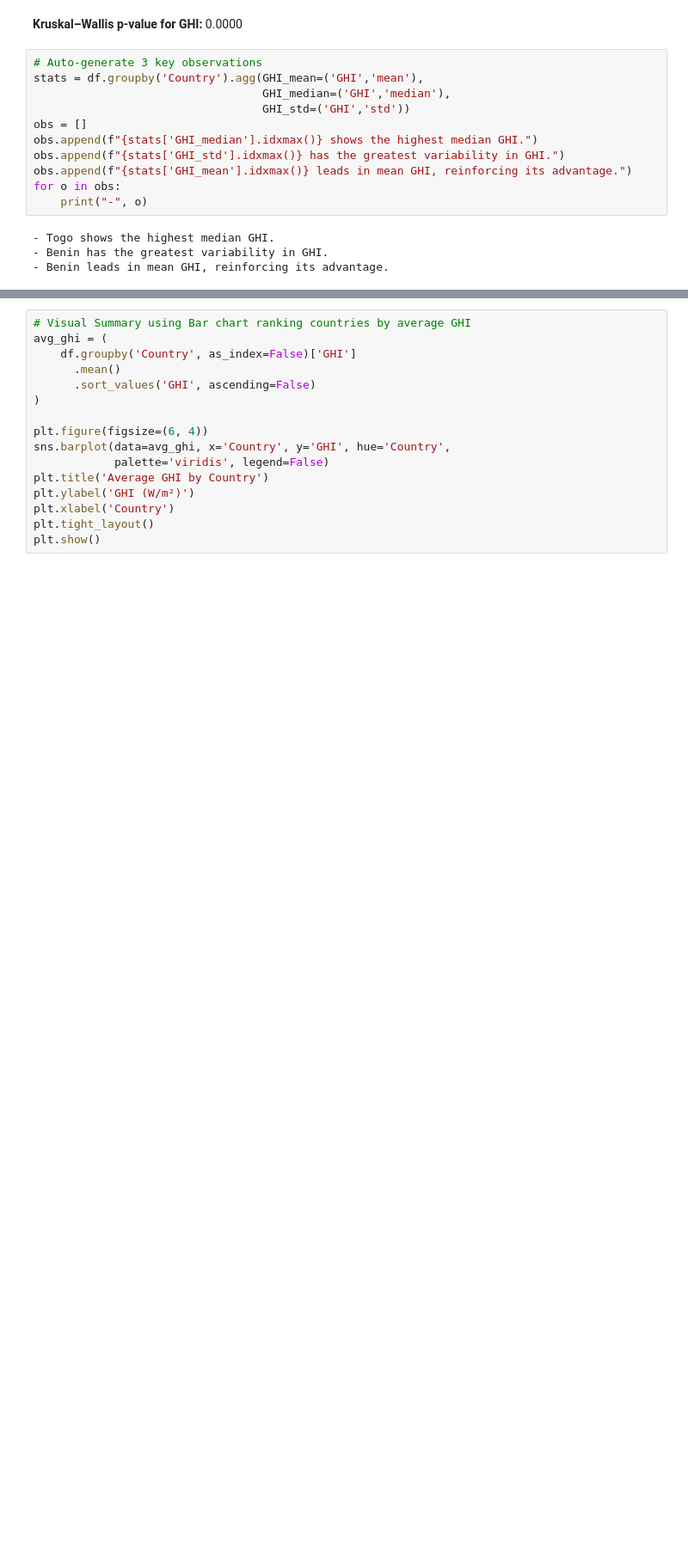
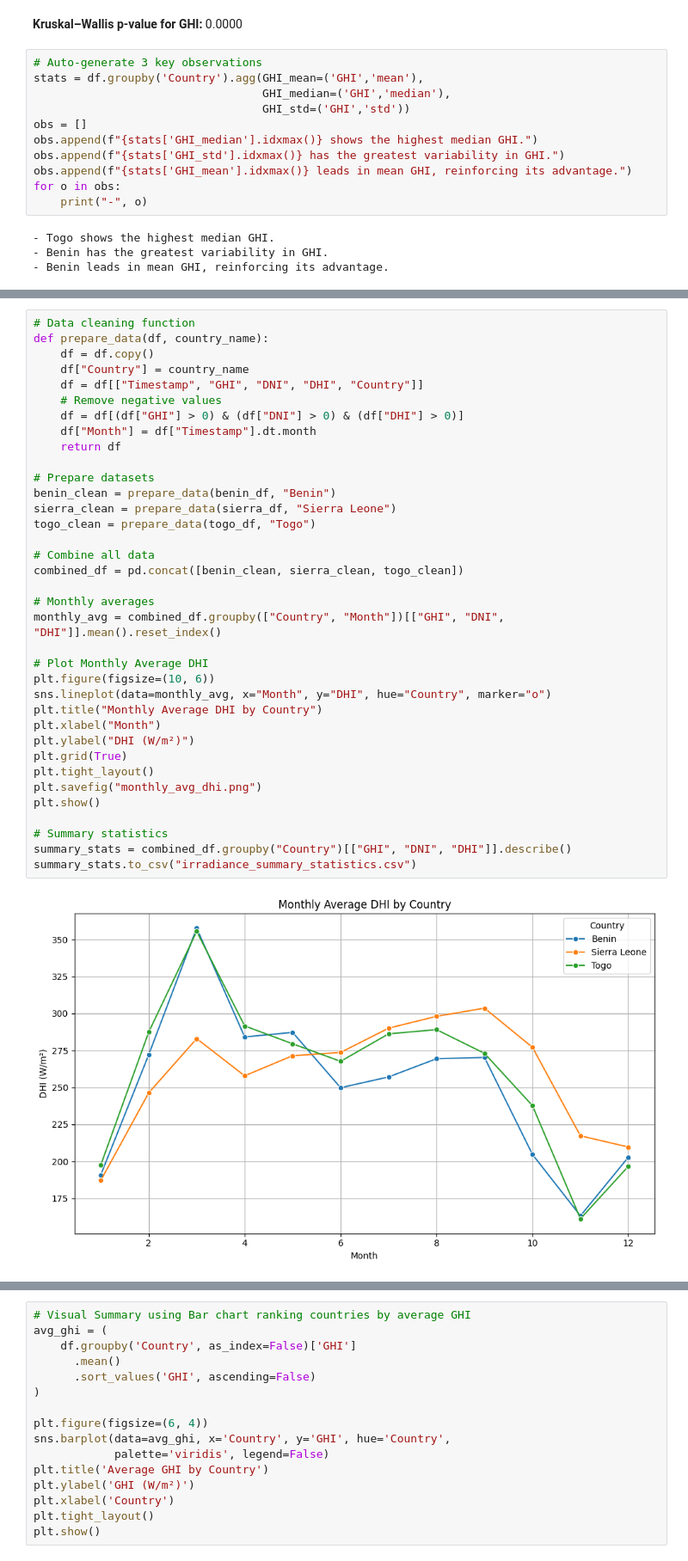
Before and after one commit to gashawbekele06/solar-challenge-week0, a Jupyter notebook: notebooks/compare-countries.ipynb, the cells around one changed output, grey strips where cells are left out. Shown at 86% size. Drawn from its saved outputs; the diff is of its cells as text; blank space fills up the shorter version.

```diff
--- a/notebooks/compare-countries.ipynb
+++ b/notebooks/compare-countries.ipynb
@@ -78,0 +159,38 @@ for o in obs:
+# %%
+# Data cleaning function
+def prepare_data(df, country_name):
+    df = df.copy()
+    df["Country"] = country_name
+    df = df[["Timestamp", "GHI", "DNI", "DHI", "Country"]]
+    # Remove negative values
+    df = df[(df["GHI"] > 0) & (df["DNI"] > 0) & (df["DHI"] > 0)]
+    df["Month"] = df["Timestamp"].dt.month
+    return df
+
+# Prepare datasets
+benin_clean = prepare_data(benin_df, "Benin")
+sierra_clean = prepare_data(sierra_df, "Sierra Leone")
+togo_clean = prepare_data(togo_df, "Togo")
+
+# Combine all data
+combined_df = pd.concat([benin_clean, sierra_clean, togo_clean])
+
+# Monthly averages
+monthly_avg = combined_df.groupby(["Country", "Month"])[["GHI", "DNI", "DHI"]].mean().reset_index()
+
+# Plot Monthly Average DHI
+plt.figure(figsize=(10, 6))
+sns.lineplot(data=monthly_avg, x="Month", y="DHI", hue="Country", marker="o")
+plt.title("Monthly Average DHI by Country")
+plt.xlabel("Month")
+plt.ylabel("DHI (W/m²)")
+plt.grid(True)
+plt.tight_layout()
+plt.savefig("monthly_avg_dhi.png")
+plt.show()
+
+# Summary statistics
+summary_stats = combined_df.groupby("Country")[["GHI", "DNI", "DHI"]].describe()
+summary_stats.to_csv("irradiance_summary_statistics.csv")
+# %% [output]
+[figure, added]
```
Also changed, not shown: parts of 3 cells of this notebook, 5 other files.
